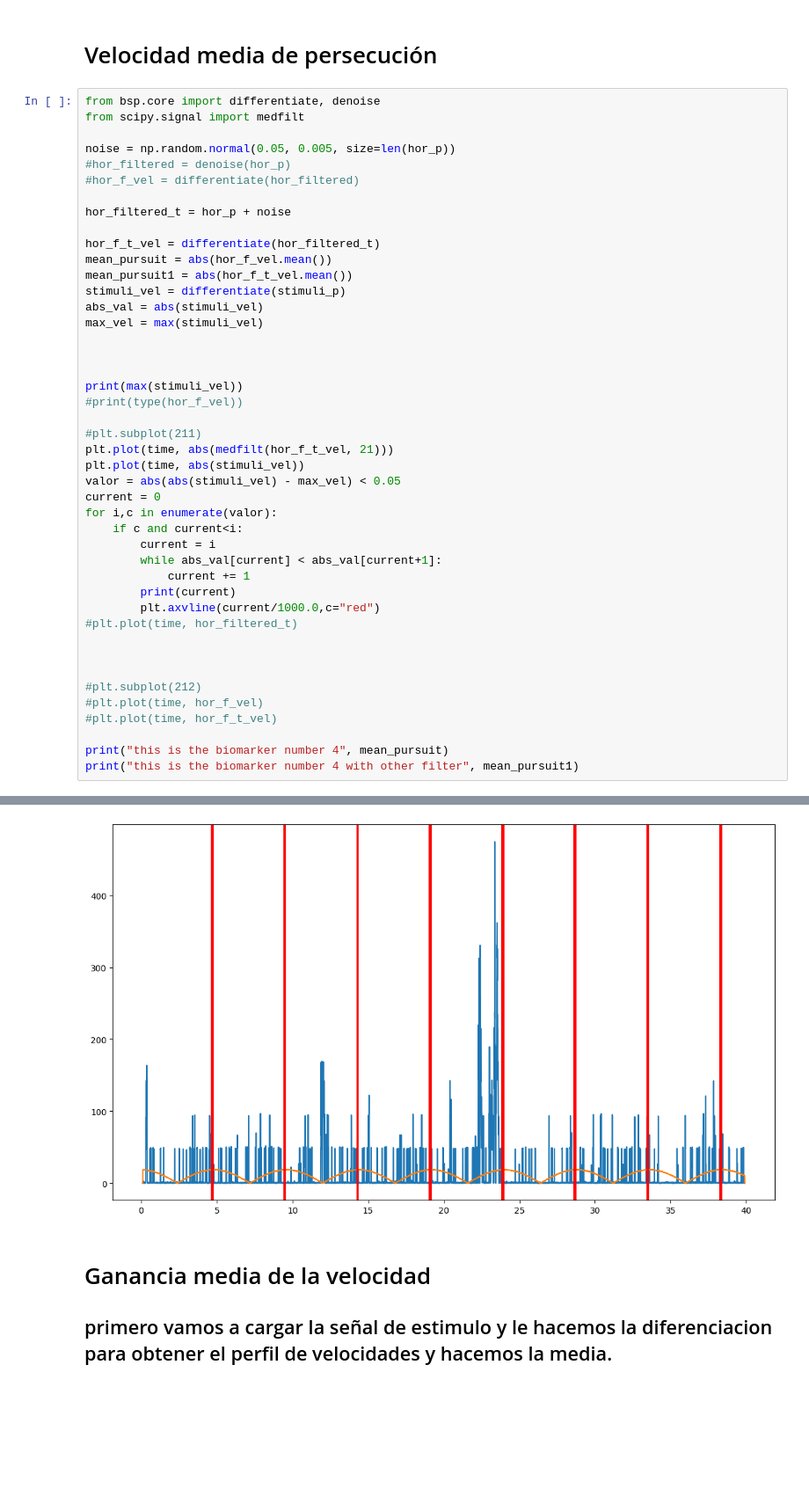
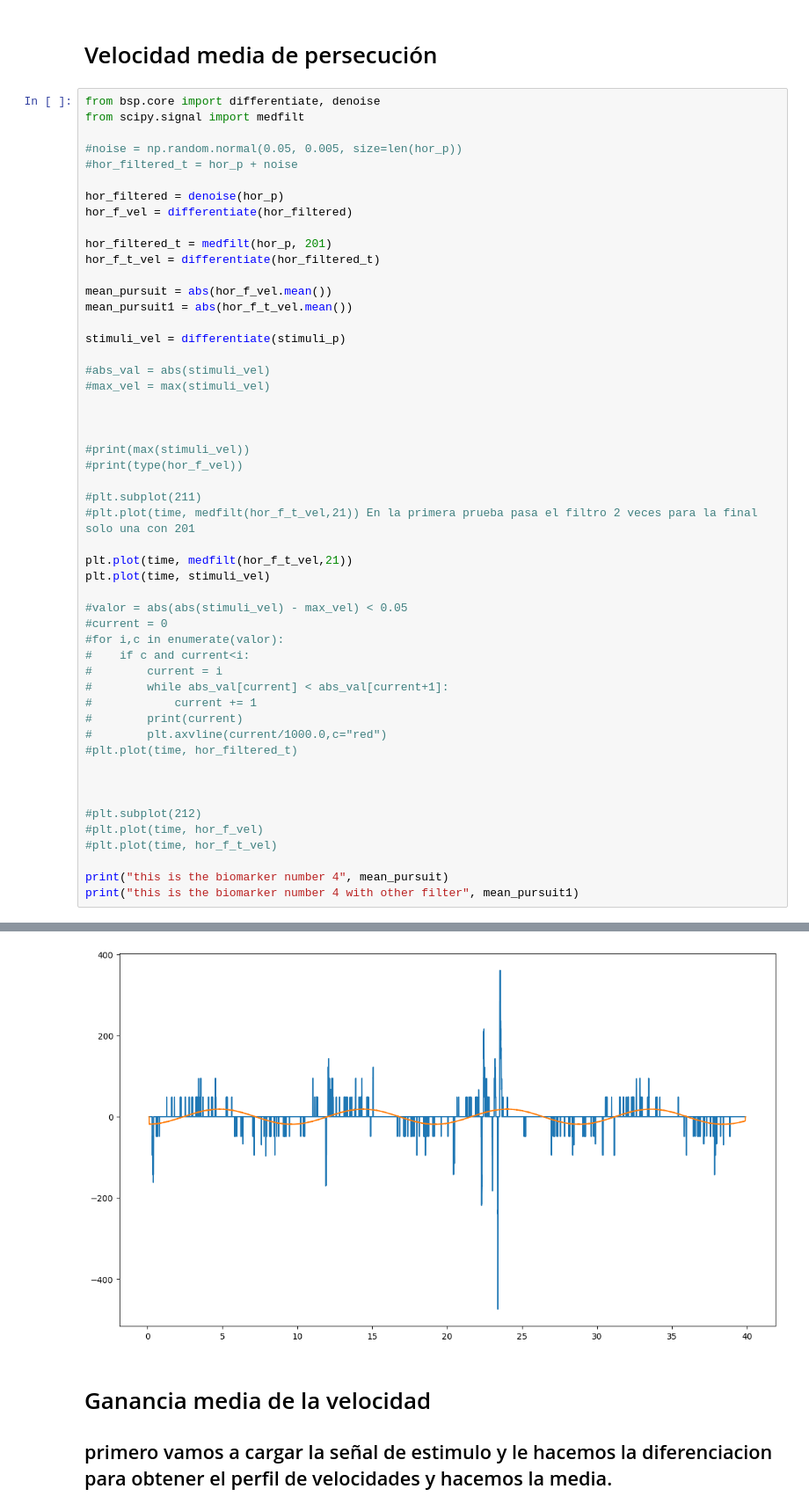
Before and after one commit to idertator/openeog, a Jupyter notebook: notebooks/PruebaBiomarcadores.ipynb, the cells around one changed output, grey strips where cells are left out. Shown at 88% size. Saved outputs shown, nothing was run; the diff lists cells and outputs as text; blank space fills up the shorter version.

```diff
--- a/notebooks/PruebaBiomarcadores.ipynb
+++ b/notebooks/PruebaBiomarcadores.ipynb
@@ -250,36 +401,43 @@ print(numSacc)
 from bsp.core import differentiate, denoise
 from scipy.signal import medfilt
 
-noise = np.random.normal(0.05, 0.005, size=len(hor_p))
-#hor_filtered = denoise(hor_p)
-#hor_f_vel = differentiate(hor_filtered)
+#noise = np.random.normal(0.05, 0.005, size=len(hor_p))
+#hor_filtered_t = hor_p + noise
 
-hor_filtered_t = hor_p + noise
+hor_filtered = denoise(hor_p)
+hor_f_vel = differentiate(hor_filtered)
 
+hor_filtered_t = medfilt(hor_p, 201)
 hor_f_t_vel = differentiate(hor_filtered_t)
+
 mean_pursuit = abs(hor_f_vel.mean())
 mean_pursuit1 = abs(hor_f_t_vel.mean())
+
 stimuli_vel = differentiate(stimuli_p)
-abs_val = abs(stimuli_vel)
-max_vel = max(stimuli_vel)
+
+#abs_val = abs(stimuli_vel)
+#max_vel = max(stimuli_vel)
 
 
 
-print(max(stimuli_vel))
+#print(max(stimuli_vel))
 #print(type(hor_f_vel))
 
 #plt.subplot(211)
-plt.plot(time, abs(medfilt(hor_f_t_vel, 21)))
-plt.plot(time, abs(stimuli_vel))
-valor = abs(abs(stimuli_vel) - max_vel) < 0.05
-current = 0
-for i,c in enumerate(valor):
-    if c and current<i:
-        current = i
-        while abs_val[current] < abs_val[current+1]:
-            current += 1
-        print(current)
-        plt.axvline(current/1000.0,c="red")
+#plt.plot(time, medfilt(hor_f_t_vel,21)) En la primera prueba pasa el filtro 2 veces para la final solo una con 201
+
+plt.plot(time, medfilt(hor_f_t_vel,21))
+plt.plot(time, stimuli_vel)
+
+#valor = abs(abs(stimuli_vel) - max_vel) < 0.05
+#current = 0
+#for i,c in enumerate(valor):
+#    if c and current<i:
+#        current = i
+#        while abs_val[current] < abs_val[current+1]:
+#            current += 1
+#        print(current)
+#        plt.axvline(current/1000.0,c="red")
 #plt.plot(time, hor_filtered_t)
 
 
@@ -311,4 +454,4 @@ this is the biomarker number 4 with other filter 1.1072589122476864
-[figure, old version]
+[figure, new version]
 # %% [markdown]
 # Ganancia media de la velocidad
 ## primero vamos a cargar la señal de estimulo y le hacemos la diferenciacion para obtener el perfil de velocidades y hacemos la media.
```
Also changed, not shown: parts of 14 cells of this notebook.
